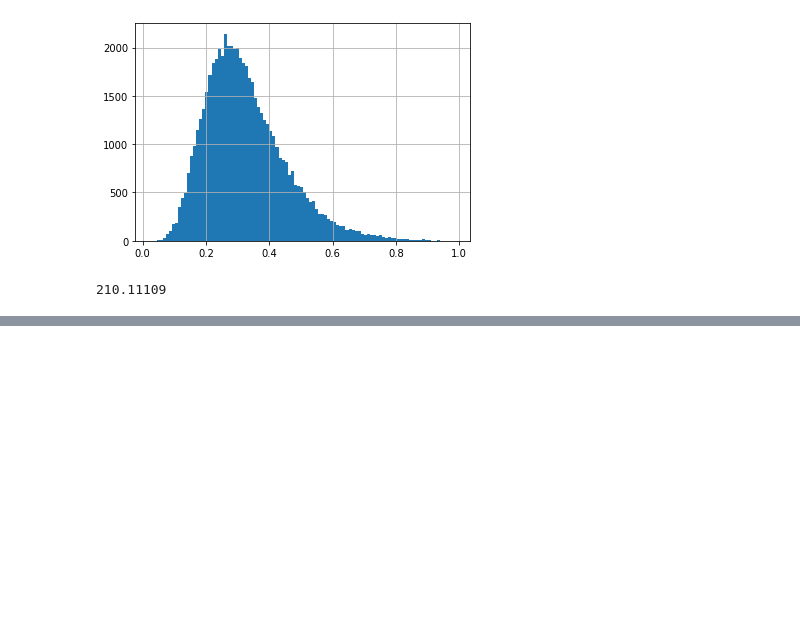
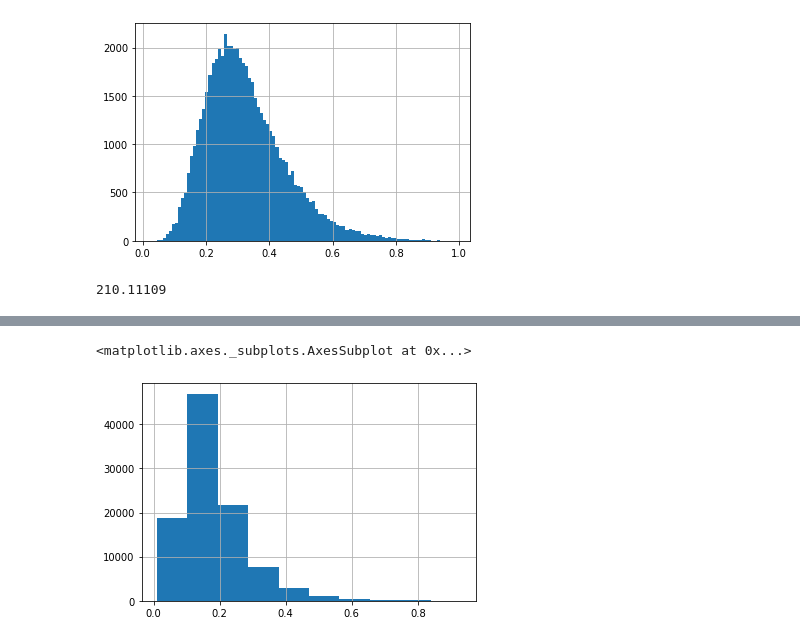
Before and after one commit to allenai/real-toxicity-prompts, a Jupyter notebook: notebooks/prompts.ipynb, the cells around one changed output, grey strips where cells are left out. Saved outputs shown, nothing was run; the diff lists cells and outputs as text; code cells hidden in the pictures; blank space fills up the shorter version.

```diff
--- a/notebooks/prompts.ipynb
+++ b/notebooks/prompts.ipynb
@@ -88,0 +91,10 @@ np.mean([len(x) for x in itertools.chain.from_iterable(df.generation.tail(1000))
+# %%
+def load_data(path):
+    with open(path) as f:
+        return pd.json_normalize([json.loads(line) for line in f])
+# %%
+df = load_data('/data/language-model-toxicity/generations/prompt_toxicity_quartiles_25k_subsample/gpt2/prompts_n_50percent_toxicity_gpt2.jsonl')
+# %%
+df['gen_avg_toxicity'] = df.generations.apply(pd.json_normalize).apply(lambda df: df.toxicity.mean())
+# %%
+df['gen_num_toxic'] = df.generations.apply(pd.json_normalize).apply(lambda df: len(df[df.toxicity > 0.5]))
@@ -88,0 +117,5 @@ np.mean([len(x) for x in itertools.chain.from_iterable(df.generation.tail(1000))
+# %%
+df.gen_avg_toxicity.hist()
+# %% [output]
+<matplotlib.axes._subplots.AxesSubplot at 0x...>
+[figure, added]
```
Also changed, not shown: parts of 22 cells of this notebook, 2 other files.
